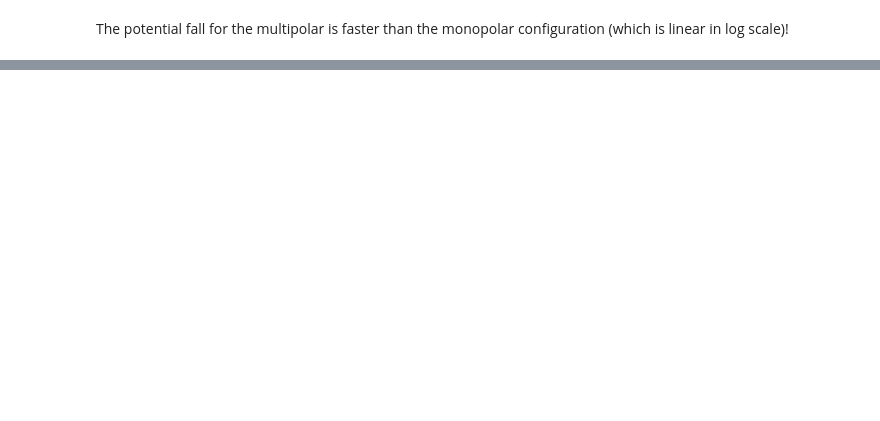
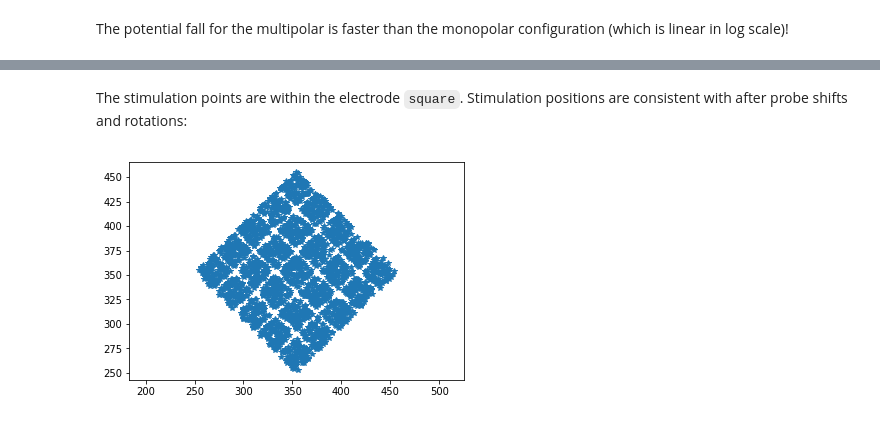
Before and after one commit to alejoe91/MEAutility, a Jupyter notebook: notebooks/mea_stimulation.ipynb, the cells around one changed output, grey strips where cells are left out. Saved outputs shown, nothing was run; the diff lists cells and outputs as text; code cells hidden in the pictures; blank space fills up the shorter version.

```diff
--- a/notebooks/mea_stimulation.ipynb
+++ b/notebooks/mea_stimulation.ipynb
@@ -249,0 +285,12 @@ The potential fall for the multipolar is faster than the monopolar configuration
+# %% [markdown]
+The stimulation points are within the electrode `square`. Stimulation positions are consistent with after probe shifts and rotations:
+# %%
+sqmea_r.move([0,500,0])
+sqmea_r.rotate([1, 0, 0], 45)
+
+# compute electric potential and return stimulation points
+vp, stim_points = sqmea_r.compute_field(reduced_points, return_stim_points=True)
+_  = plt.plot(stim_points[:, 1], stim_points[:, 2], '*')
+_ = plt.axis('equal')
+# %% [output]
+[figure, added]
```
Also changed, not shown: parts of 30 cells of this notebook, 2 other files.
